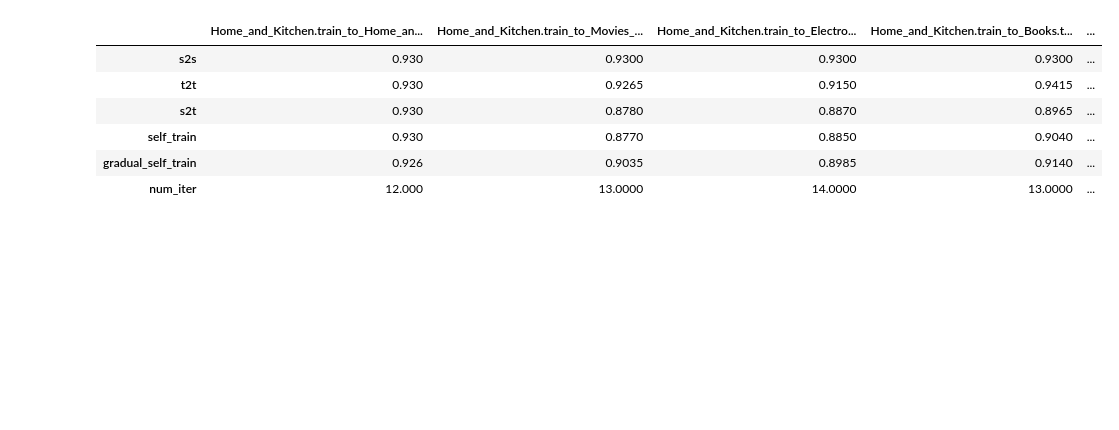
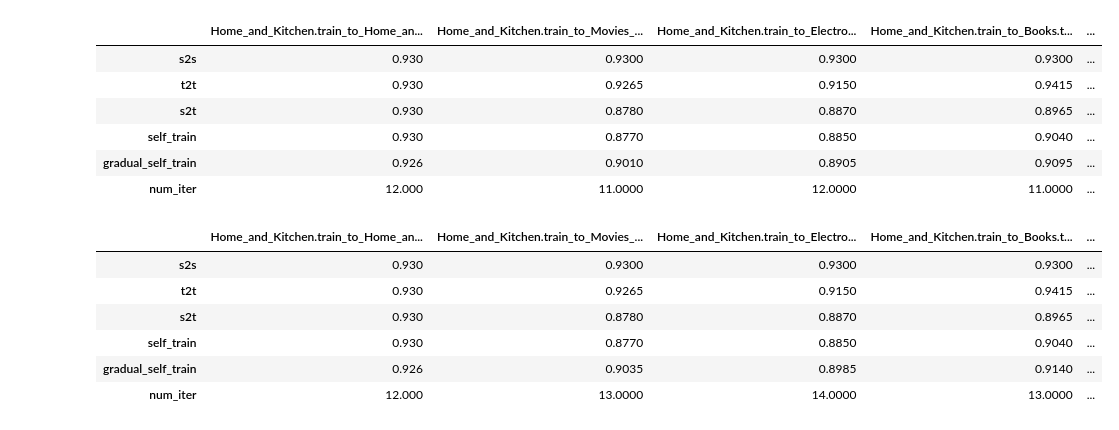
Before and after one commit to zycalice/domain-adaptation-nlp, a Jupyter notebook: notebooks/few_labels.ipynb, the cells around one changed output. Cells and saved outputs as stored; diff of their text form; code cells hidden in the pictures; blank space fills up the shorter version.

```diff
--- a/notebooks/few_labels.ipynb
+++ b/notebooks/few_labels.ipynb
@@ -14,9 +17,20 @@ with open (data_path + "accuracies_ti_amazon_conf_blc_c0.1_fs_least.json" ,"r")
 with open (data_path + "accuracies_ti_amazon_conf_blc_c0.1_fs_random.json" ,"r") as f:
     fs_random = json.load(f)
 # %%
+no_fs_dist_df = pd.DataFrame.from_dict(no_dist_fs)
 no_fs_df = pd.DataFrame.from_dict(no_fs)
 fs_least_df = pd.DataFrame.from_dict(fs_least)
 fs_random_df = pd.DataFrame.from_dict(fs_random)
+# %%
+no_fs_dist_df
+# %% [output]
+|  | Home_and_Kitchen.train_to_Home_an... | Home_and_Kitchen.train_to_Movies_... | Home_and_Kitchen.train_to_Electro... | Home_and_Kitchen.train_to_Books.t... | ... |
+| s2s | 0.930 | 0.9300 | 0.9300 | 0.9300 | ... |
+| t2t | 0.930 | 0.9265 | 0.9150 | 0.9415 | ... |
+| s2t | 0.930 | 0.8780 | 0.8870 | 0.8965 | ... |
+| self_train | 0.930 | 0.8770 | 0.8850 | 0.9040 | ... |
+| gradual_self_train | 0.926 | 0.9010 | 0.8905 | 0.9095 | ... |
+| num_iter | 12.000 | 11.0000 | 12.0000 | 11.0000 | ... |
 # %%
 no_fs_df
 # %% [output]
```
Also changed, not shown: parts of 1 cell of this notebook.
